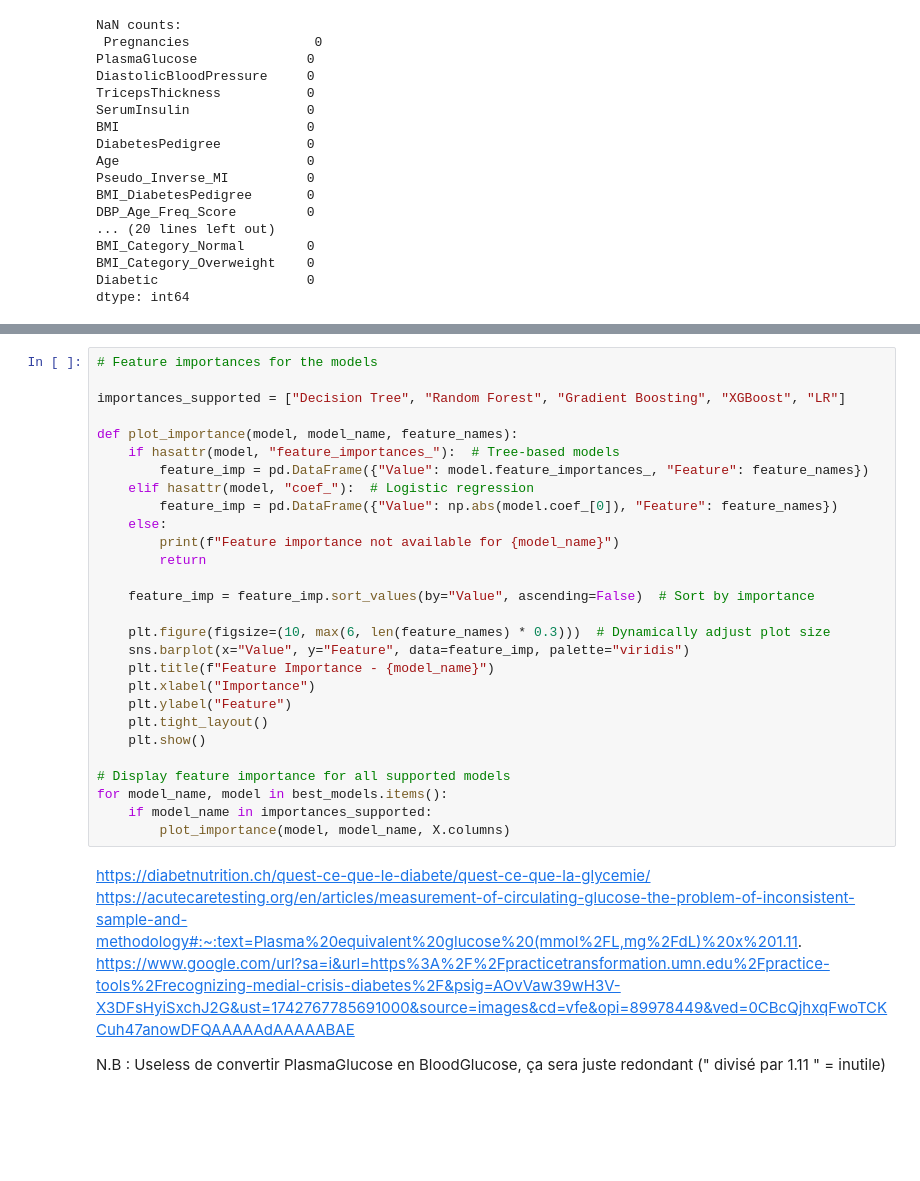
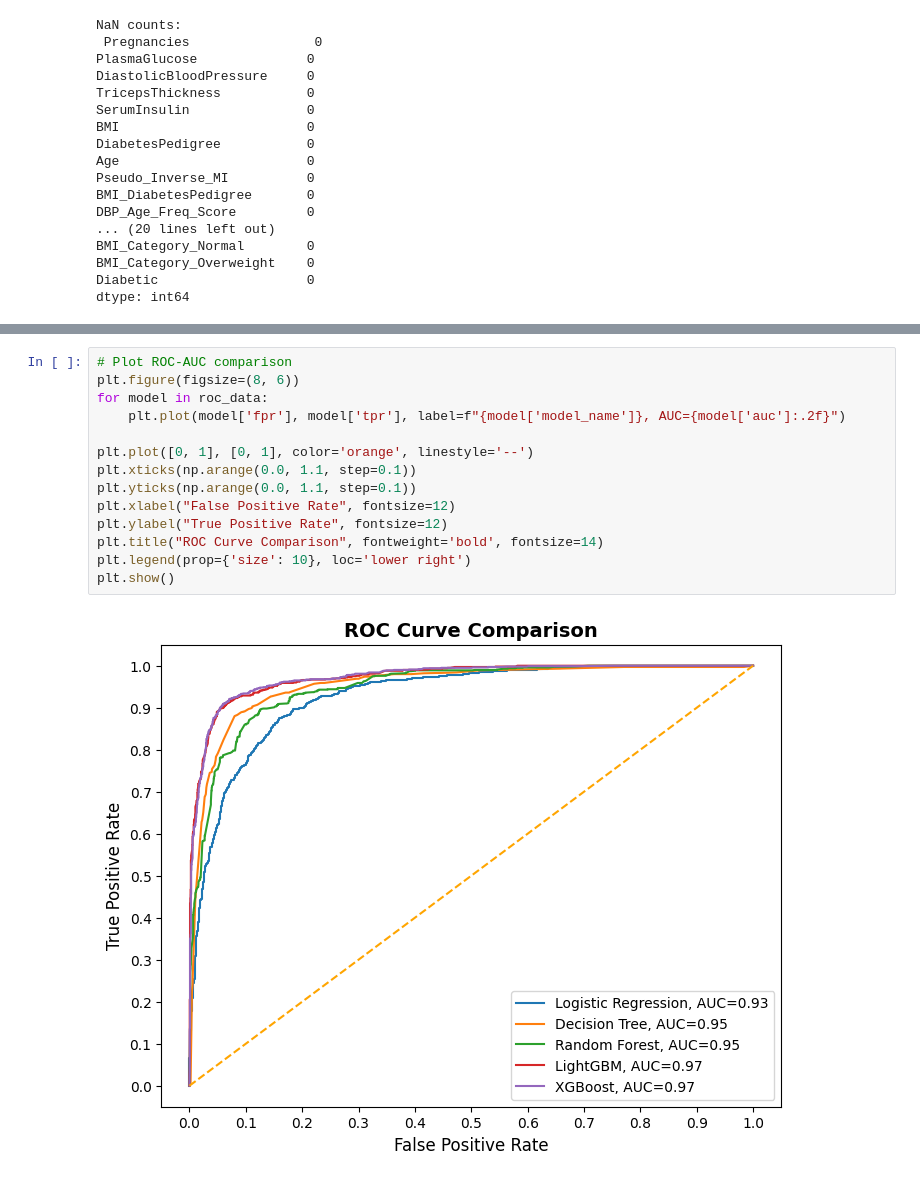
Before and after one commit to NathanBrunet/ML-Project-Diabetes-Prediction, a Jupyter notebook: DiabetesPrediction.ipynb, the cells around one changed output, grey strips where cells are left out. Saved outputs shown, nothing was run; the diff lists cells and outputs as text; blank space fills up the shorter version.

```diff
--- a/DiabetesPrediction.ipynb
+++ b/DiabetesPrediction.ipynb
@@ -745,35 +793,17 @@ plt.show()
-# %%
-# Feature importances for the models
-
-importances_supported = ["Decision Tree", "Random Forest", "Gradient Boosting", "XGBoost", "LR"]
-
-def plot_importance(model, model_name, feature_names):
-    if hasattr(model, "feature_importances_"):  # Tree-based models
-        feature_imp = pd.DataFrame({"Value": model.feature_importances_, "Feature": feature_names})
-    elif hasattr(model, "coef_"):  # Logistic regression
-        feature_imp = pd.DataFrame({"Value": np.abs(model.coef_[0]), "Feature": feature_names})
-    else:
-        print(f"Feature importance not available for {model_name}")
-        return
-
-    feature_imp = feature_imp.sort_values(by="Value", ascending=False)  # Sort by importance
-
-    plt.figure(figsize=(10, max(6, len(feature_names) * 0.3)))  # Dynamically adjust plot size
-    sns.barplot(x="Value", y="Feature", data=feature_imp, palette="viridis")
-    plt.title(f"Feature Importance - {model_name}")
-    plt.xlabel("Importance")
-    plt.ylabel("Feature")
-    plt.tight_layout()
-    plt.show()
-
-# Display feature importance for all supported models
-for model_name, model in best_models.items():
-    if model_name in importances_supported:
-        plot_importance(model, model_name, X.columns)
-# %% [markdown]
-https://diabetnutrition.ch/quest-ce-que-le-diabete/quest-ce-que-la-glycemie/
-https://acutecaretesting.org/en/articles/measurement-of-circulating-glucose-the-problem-of-inconsistent-sample-and-methodology#:~:text=Plasma%20equivalent%20glucose%20(mmol%2FL,mg%2FdL)%20x%201.11.
-https://www.google.com/url?sa=i&url=https%3A%2F%2Fpracticetransformation.umn.edu%2Fpractice-tools%2Frecognizing-medial-crisis-diabetes%2F&psig=AOvVaw39wH3V-X3DFsHyiSxchJ2G&ust=1742767785691000&source=images&cd=vfe&opi=89978449&ved=0CBcQjhxqFwoTCKCuh47anowDFQAAAAAdAAAAABAE
-
-N.B : Useless de convertir PlasmaGlucose en BloodGlucose, ça sera juste redondant (" divisé par 1.11 " = inutile)
+# %%
+# Plot ROC-AUC comparison
+plt.figure(figsize=(8, 6))
+for model in roc_data:
+    plt.plot(model['fpr'], model['tpr'], label=f"{model['model_name']}, AUC={model['auc']:.2f}")
+
+plt.plot([0, 1], [0, 1], color='orange', linestyle='--')
+plt.xticks(np.arange(0.0, 1.1, step=0.1))
+plt.yticks(np.arange(0.0, 1.1, step=0.1))
+plt.xlabel("False Positive Rate", fontsize=12)
+plt.ylabel("True Positive Rate", fontsize=12)
+plt.title("ROC Curve Comparison", fontweight='bold', fontsize=14)
+plt.legend(prop={'size': 10}, loc='lower right')
+plt.show()
+# %% [output]
+[figure, added]
 # %%
```
Also changed, not shown: parts of 9 cells of this notebook.
